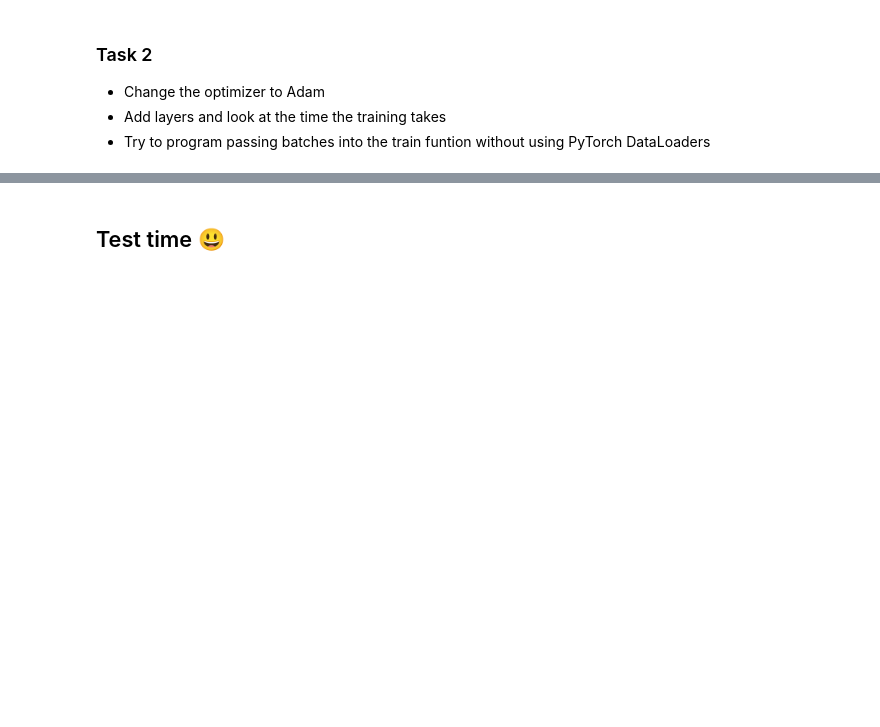
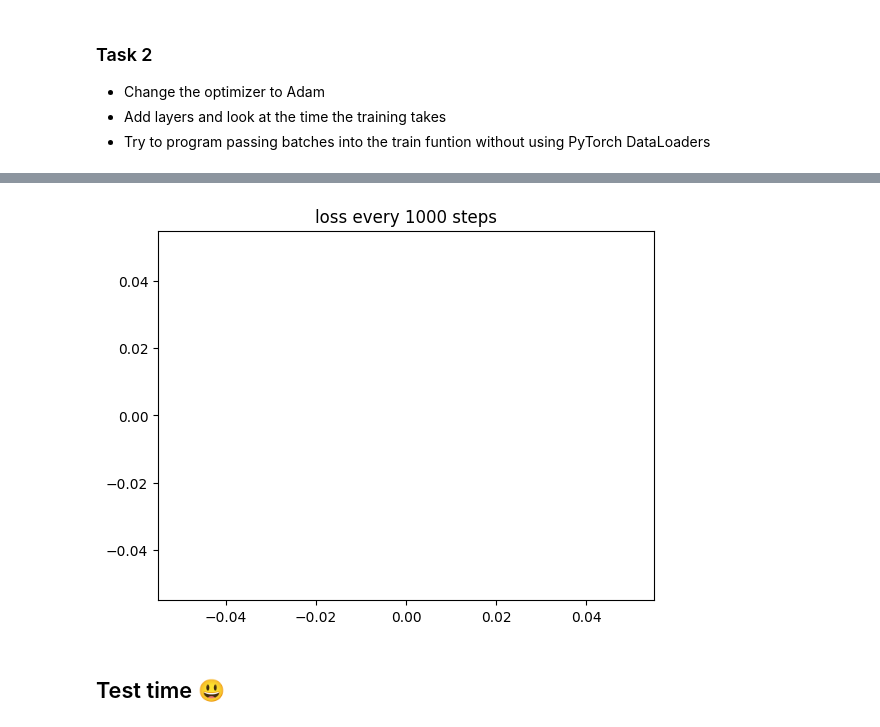
Before and after one commit to AammarTufail/intermediate_ml_course_pytorch, a Jupyter notebook: Week1/PyTorch101.ipynb, the cells around one changed output, grey strips where cells are left out. Cells and saved outputs as stored; diff of their text form; code cells hidden in the pictures; blank space fills up the shorter version.

```diff
--- a/Week1/PyTorch101.ipynb
+++ b/Week1/PyTorch101.ipynb
@@ -278,3 +532,7 @@ model.plot_progress()
+# %%
+model_2.plot_progress()
+# %% [output]
+[figure, added]
 # %% [markdown]
 ## Test time 😃
 # %% [markdown]
```
Also changed, not shown: parts of 28 cells of this notebook, 3 other files.
